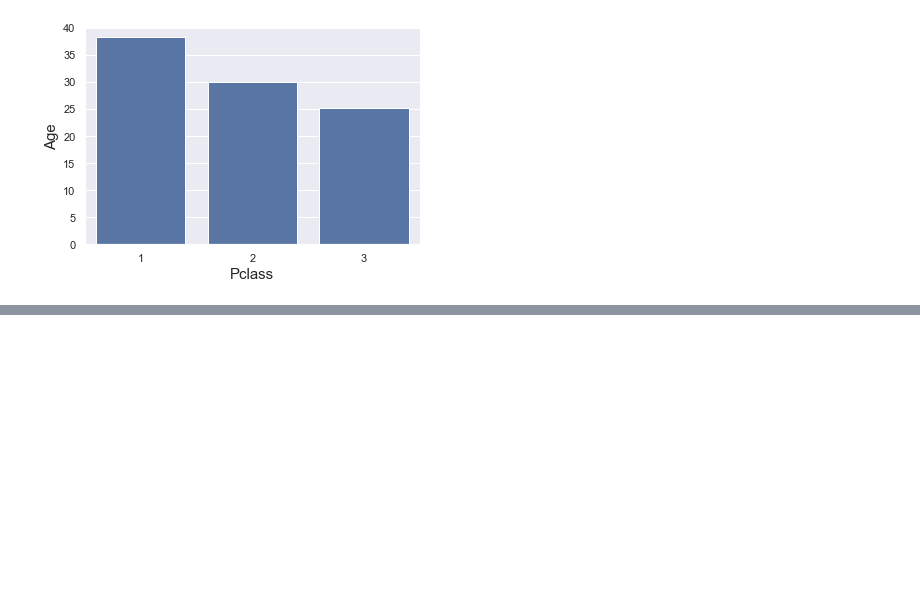
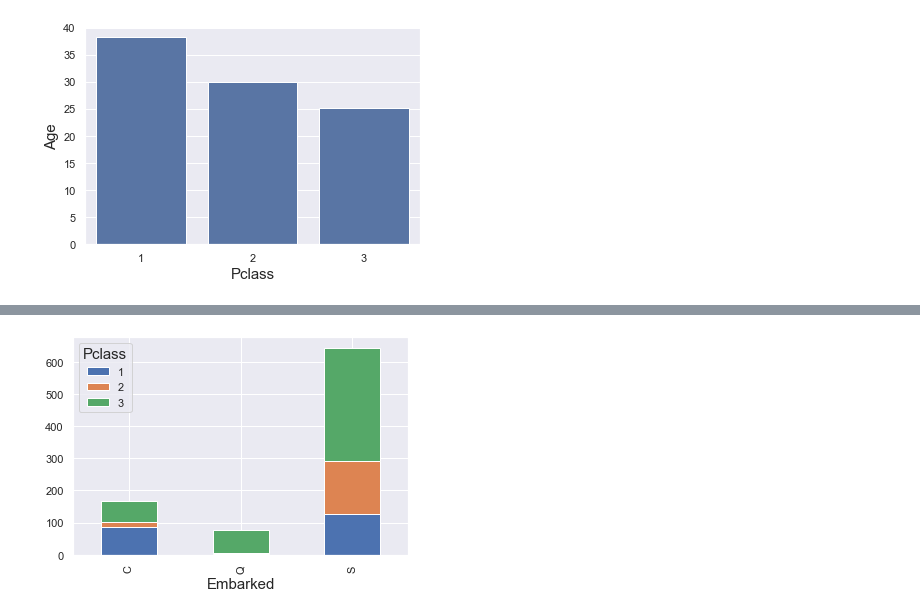
Before and after one commit to jeswingeorge/Python-DS-notes, a Jupyter notebook: Seaborn/1. Bargraph.ipynb, the cells around one changed output, grey strips where cells are left out. Saved outputs shown, nothing was run; the diff lists cells and outputs as text; code cells hidden in the pictures; blank space fills up the shorter version.

```diff
--- a/Seaborn/1. Bargraph.ipynb
+++ b/Seaborn/1. Bargraph.ipynb
@@ -149,0 +160,4 @@ sns.barplot(data = df, x = "Pclass", y = "Age", ci = None, color = 'b');
+# %%
+pd.crosstab(df['Embarked'], df['Pclass']).plot(kind = 'bar', stacked=True);
+# %% [output]
+[figure, added]
```
Also changed, not shown: parts of 10 cells of this notebook, 1 other file.
